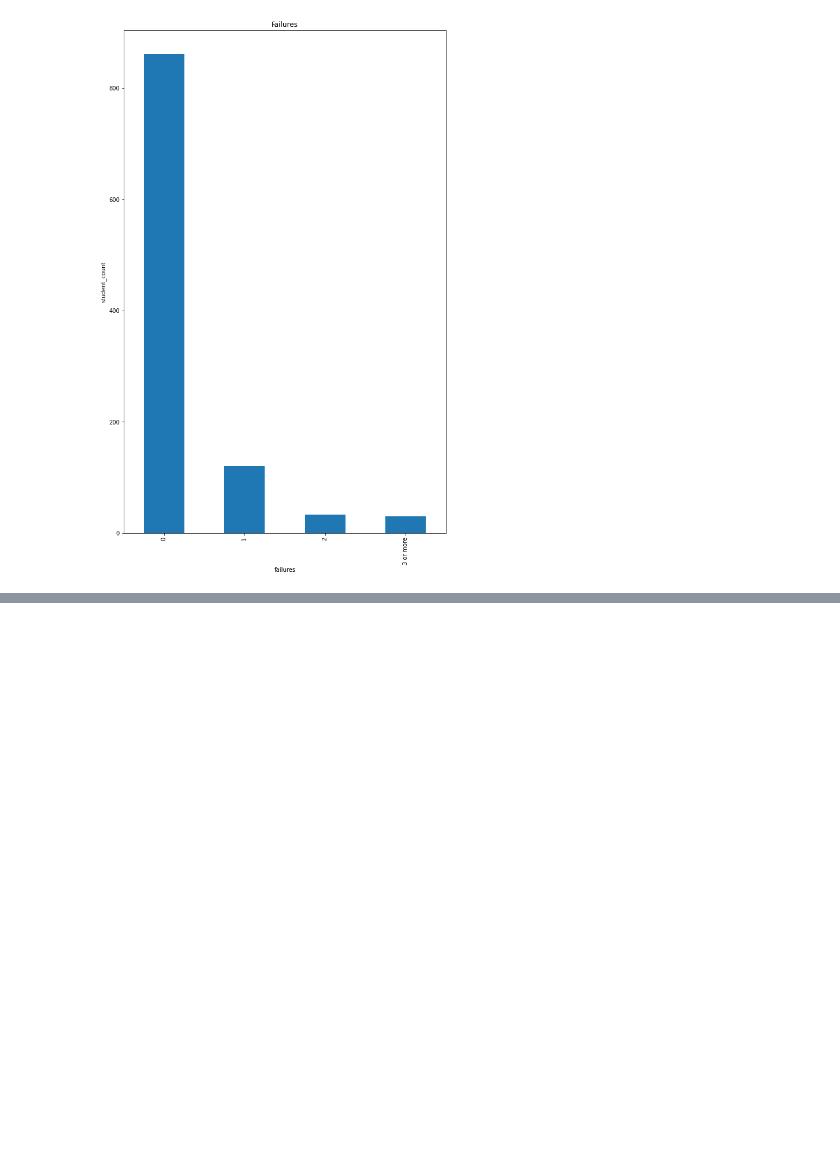
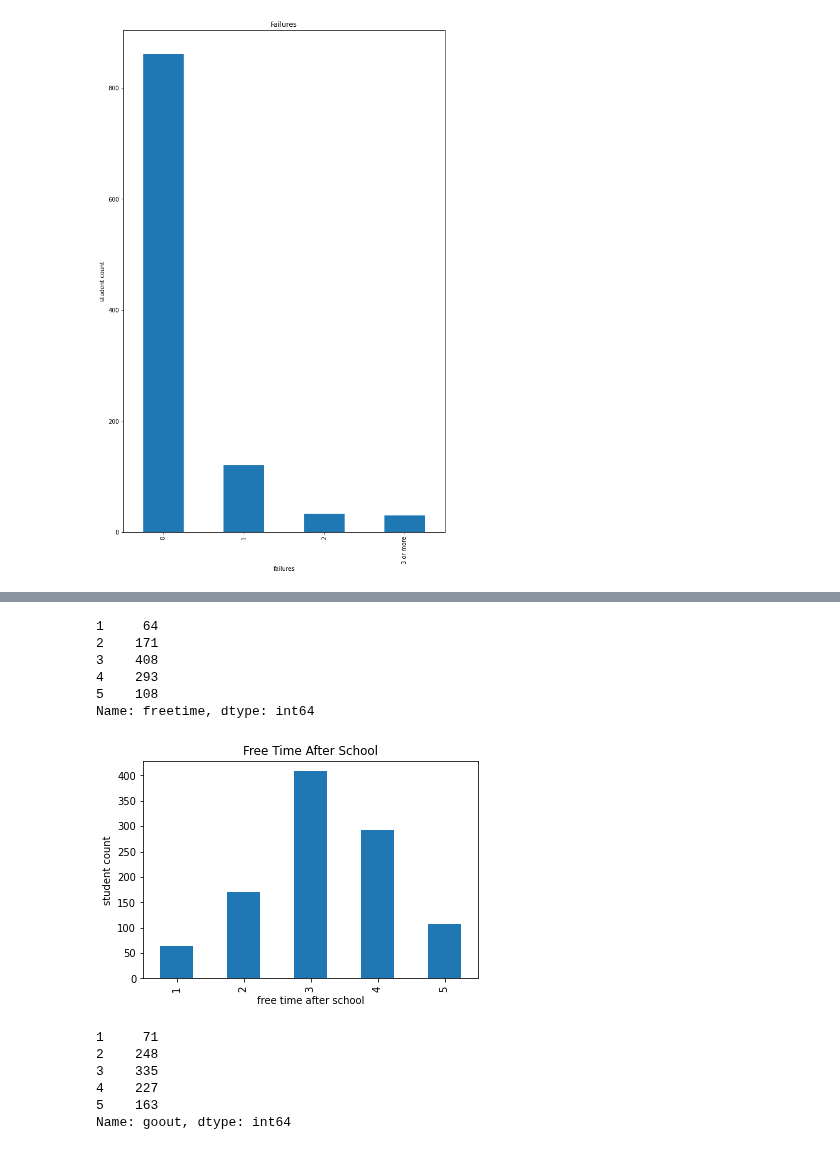
Before and after one commit to TharindaNimnajith/student-performance, a Jupyter notebook: dataset_analysis/column_data_analysis.ipynb, the cells around one changed output, grey strips where cells are left out. Drawn from its saved outputs; the diff is of its cells as text; code cells hidden in the pictures; blank space fills up the shorter version.

```diff
--- a/dataset_analysis/column_data_analysis.ipynb
+++ b/dataset_analysis/column_data_analysis.ipynb
@@ -428,0 +448,28 @@ plt.show()
+# %%
+df['freetime'].value_counts(sort=False)
+# %% [output]
+1     64
+2    171
+3    408
+4    293
+5    108
+Name: freetime, dtype: int64
+# %%
+fig = plt.figure()
+df['freetime'].value_counts(sort=False).plot(kind='bar')
+plt.title('Free Time After School')
+plt.xlabel('free time after school')
+plt.ylabel('student count')
+fig.savefig('plots/free_time_after_school.png', facecolor='white')
+plt.show()
+# %% [output]
+[figure, added]
+# %%
+df['goout'].value_counts(sort=False)
+# %% [output]
+1     71
+2    248
+3    335
+4    227
+5    163
+Name: goout, dtype: int64
```
Also changed, not shown: parts of 45 cells of this notebook, 27 other files.
